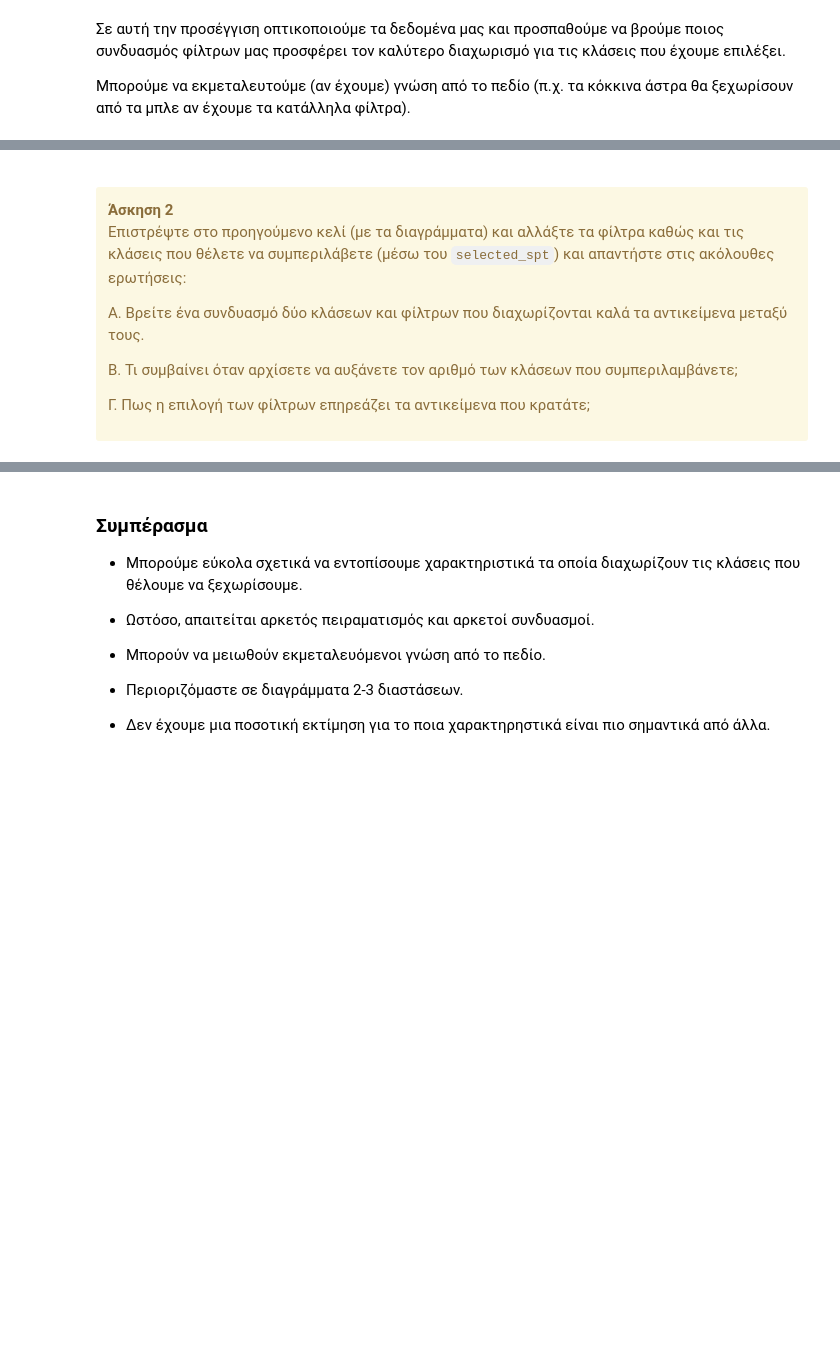
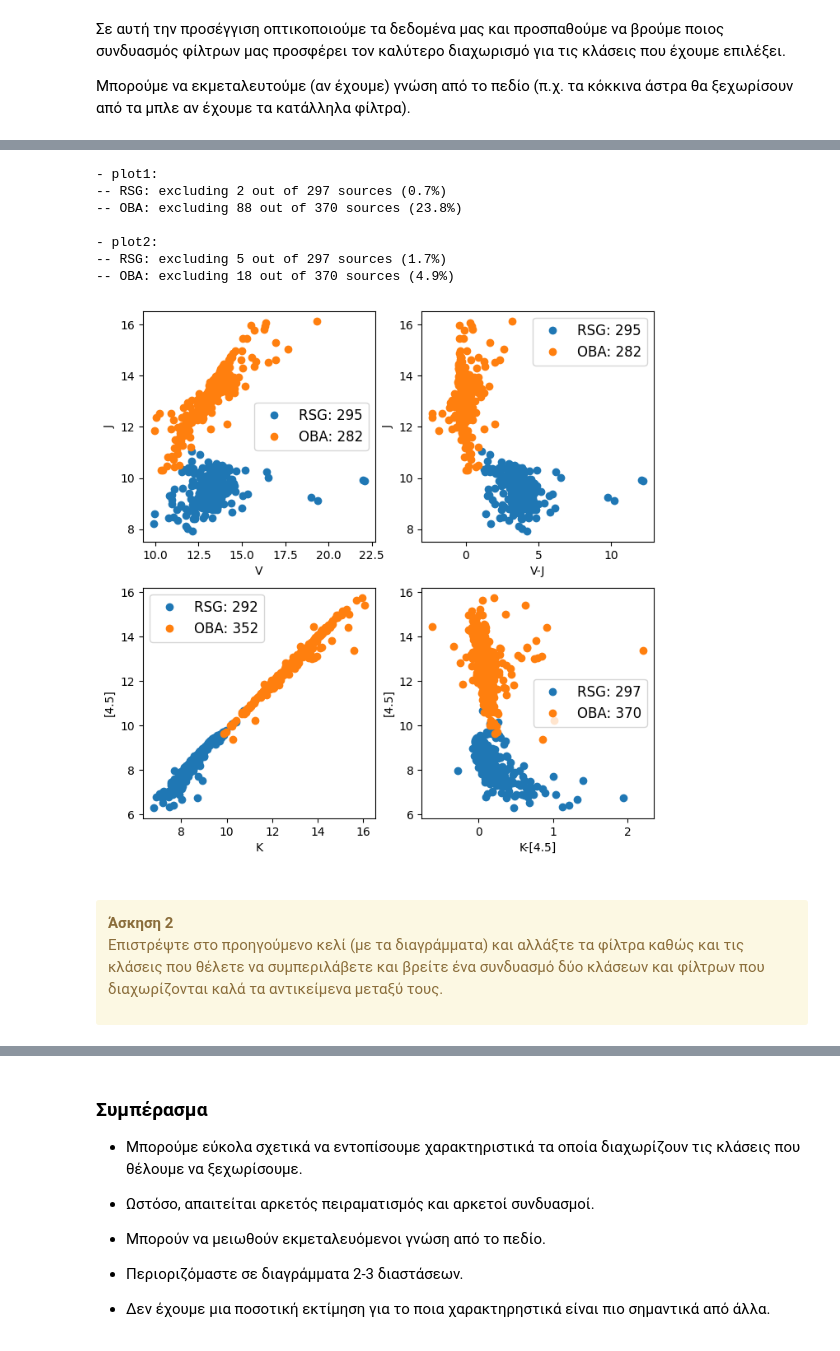
Before and after one commit to gmaravel/feature_lesson, a Jupyter notebook: Feature_Selection.ipynb, the cells around one changed output, grey strips where cells are left out. Saved outputs shown, nothing was run; the diff lists cells and outputs as text; code cells hidden in the pictures; blank space fills up the shorter version.

```diff
--- a/Feature_Selection.ipynb
+++ b/Feature_Selection.ipynb
@@ -241,8 +287,8 @@ def plotmags( selected_bnd, selected_spt):
 
     Output: two sets of plots.
     """
-    fig, ax = plt.subplots(2,2, figsize=(10,10))
-    legend_fs = 16
+    fig, ax = plt.subplots(2,2, figsize=(8,8))
+    legend_fs = 12
 
     print('- plot1:')
     for s in selected_spt:
@@ -300,16 +352,19 @@ reminder()
 # %%
-plotmags(['B', 'V', 'H','K'], ['WR', 'OBA'])
+plotmags(['V', 'J', 'K','[4.5]'], ['RSG', 'OBA'])
+# %% [output]
+- plot1:
+-- RSG: excluding 2 out of 297 sources (0.7%)
+-- OBA: excluding 88 out of 370 sources (23.8%)
+
+- plot2:
+-- RSG: excluding 5 out of 297 sources (1.7%)
+-- OBA: excluding 18 out of 370 sources (4.9%)
+[figure, added]
 # %% [markdown]
 <div class="alert alert-block alert-warning" style="margin-top: 20px">
     <b>Άσκηση 2</b>
 
-Επιστρέψτε στο προηγούμενο κελί (με τα διαγράμματα) και αλλάξτε τα φίλτρα καθώς και τις κλάσεις που θέλετε να συμπεριλάβετε (μέσω του `selected_spt`) και απαντήστε στις ακόλουθες ερωτήσεις:
-
-A. Βρείτε ένα συνδυασμό δύο κλάσεων και φίλτρων που διαχωρίζονται καλά τα αντικείμενα μεταξύ τους.
-
-Β. Τι συμβαίνει όταν αρχίσετε να αυξάνετε τον αριθμό των κλάσεων που συμπεριλαμβάνετε;
-
-Γ. Πως η επιλογή των φίλτρων επηρεάζει τα αντικείμενα που κρατάτε;
+Επιστρέψτε στο προηγούμενο κελί (με τα διαγράμματα) και αλλάξτε τα φίλτρα καθώς και τις κλάσεις που θέλετε να συμπεριλάβετε και βρείτε ένα συνδυασμό δύο κλάσεων και φίλτρων που διαχωρίζονται καλά τα αντικείμενα μεταξύ τους.
 # %% [markdown]
 <div class="alert alert-danger alertdanger" style="margin-top: 20px">
 <details>
```
Also changed, not shown: parts of 18 cells of this notebook.
